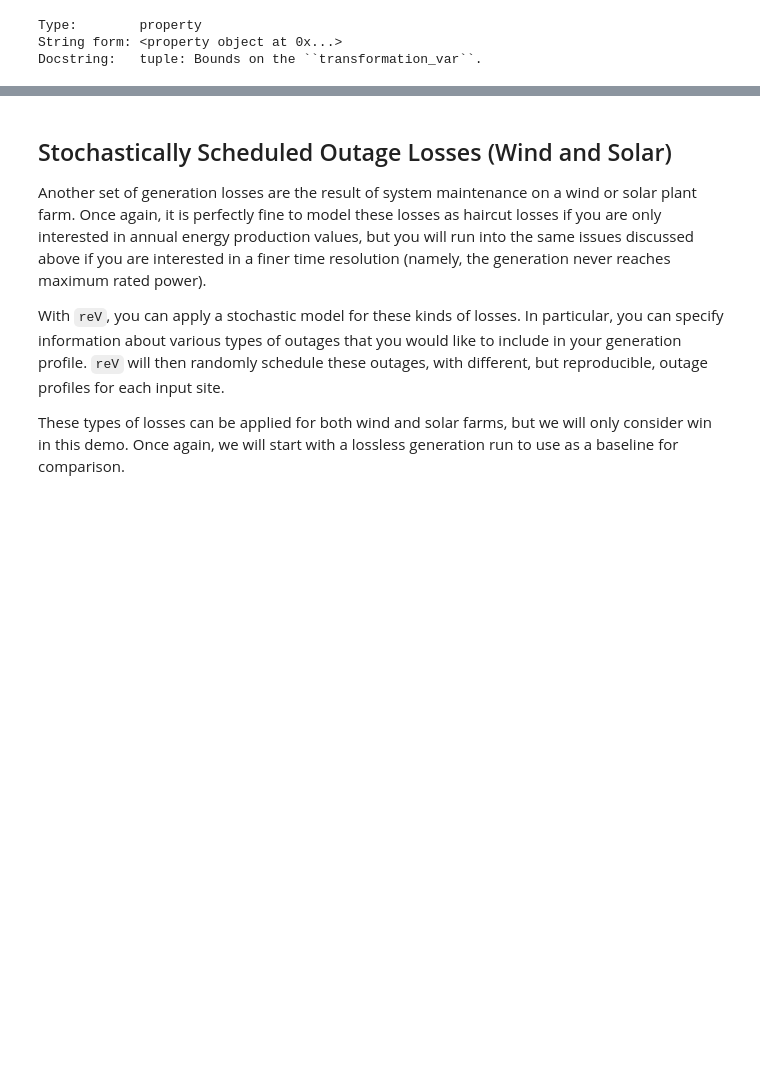
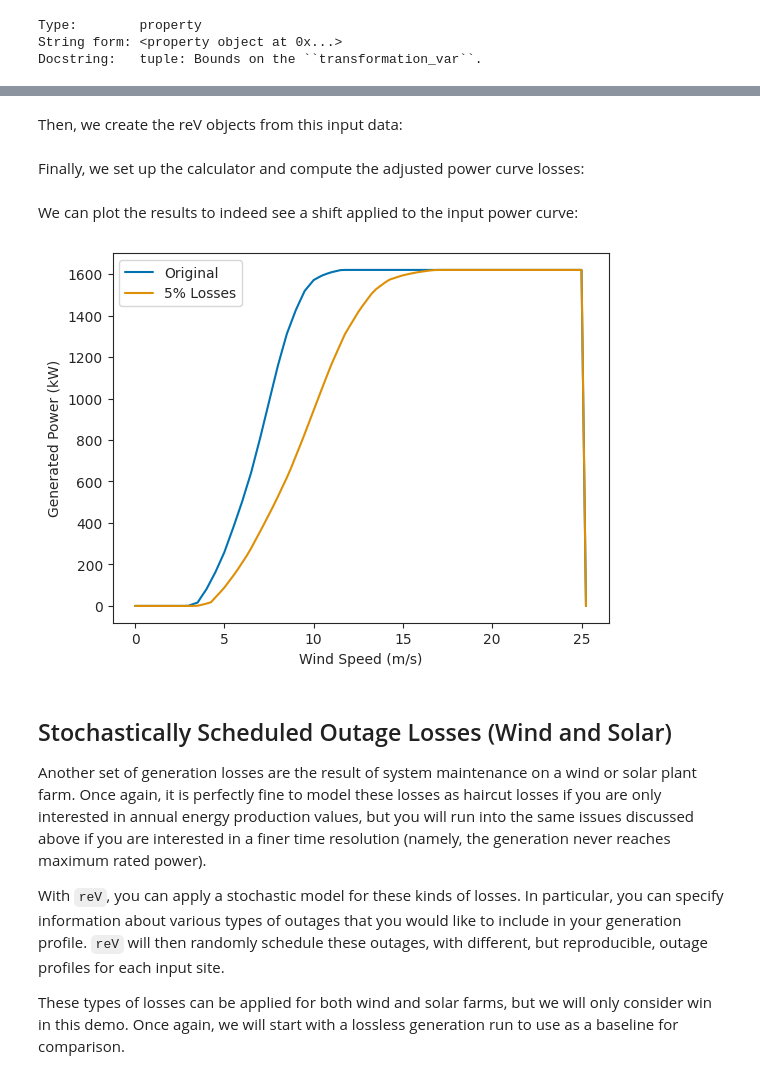
Before and after one commit to NREL/reV, a Jupyter notebook: examples/rev_losses/rev_losses_demo.ipynb, the cells around one changed output, grey strips where cells are left out. Saved outputs shown, nothing was run; the diff lists cells and outputs as text; code cells hidden in the pictures; blank space fills up the shorter version.

Commit message:
Updated demo to include computation of power curve shift for a single site

```diff
--- a/examples/rev_losses/rev_losses_demo.ipynb
+++ b/examples/rev_losses/rev_losses_demo.ipynb
@@ -419,3 +433,40 @@ Docstring:   tuple: Bounds on the ``transformation_var``.
+# %%
+site_ind = 100
+with Resource(res_file) as res:
+    temperatures = res["temperature_100m"][:, site_ind]
+    pressures = res["pressure_100m"][:, site_ind]
+    wind_speeds = res["windspeed_100m"][:, site_ind]
+
+pc_wind_speed = sam_config['wind_turbine_powercurve_windspeeds']
+pc_generation = sam_config['wind_turbine_powercurve_powerout']
+
+power_curve_loss_info = {
+    'target_losses_percent': 5,
+    'transformation': 'exponential_stretching'
+}
+# %% [markdown]
+Then, we create the reV objects from this input data:
+# %%
+power_curve = PowerCurve(pc_wind_speed, pc_generation)
+resource_data = PowerCurveWindResource(temperatures, pressures, wind_speeds)
+target_losses = PowerCurveLossesInput(power_curve_loss_info)
+# %% [markdown]
+Finally, we set up the calculator and compute the adjusted power curve losses:
+# %%
+new_curve = adjust_power_curve(
+   power_curve, resource_data, target_losses
+)
+# %% [markdown]
+We can plot the results to indeed see a shift applied to the input power curve:
+# %%
+_ = plt.plot(power_curve.wind_speed, power_curve, label='Original')
+_ = plt.plot(new_curve.wind_speed, new_curve, label='5% Losses')
+_ = plt.legend(loc='upper left')
+_ = plt.xlabel("Wind Speed (m/s)")
+_ = plt.ylabel("Generated Power (kW)")
+_ = plt.show()
+# %% [output]
+[figure, added]
 # %% [markdown]
 <a id='st'></a>
 ## Stochastically Scheduled Outage Losses (Wind and Solar)
```
Also changed, not shown: parts of 5 cells of this notebook.
